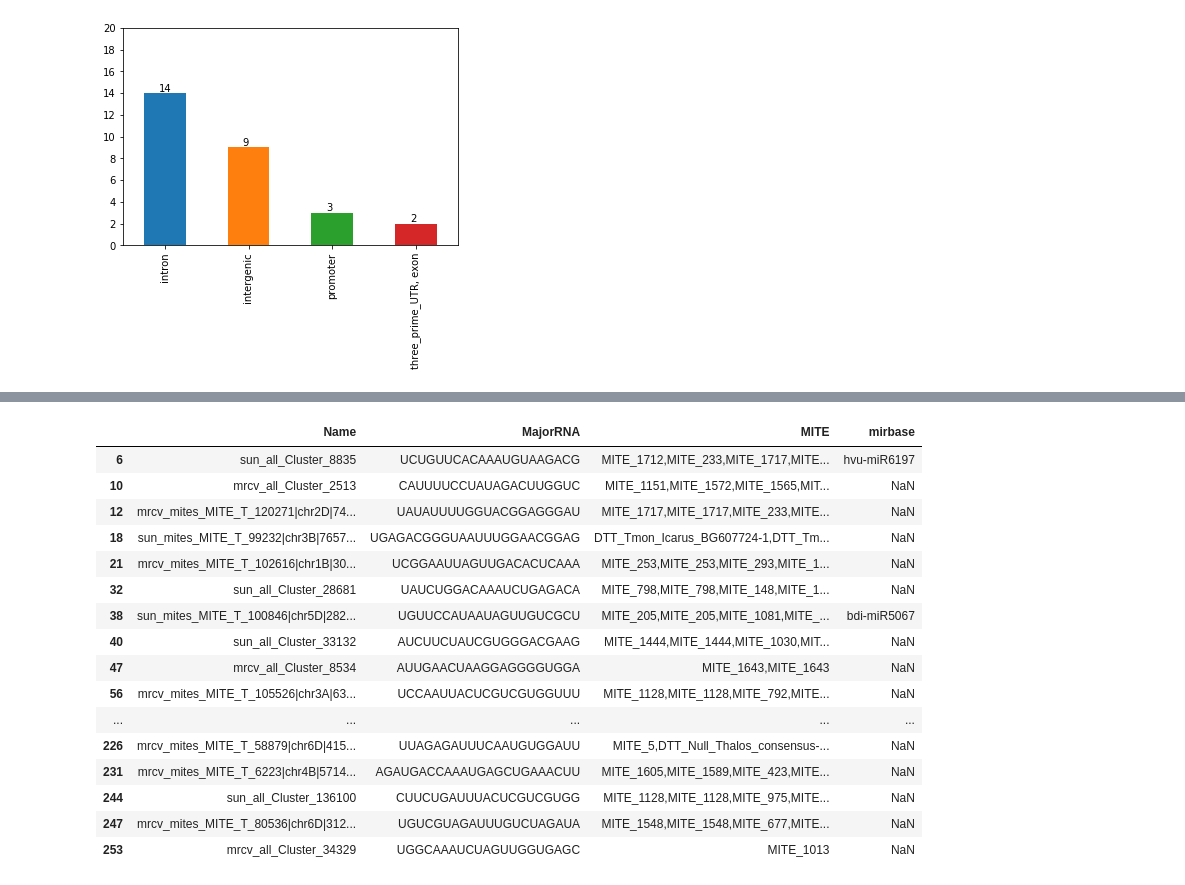
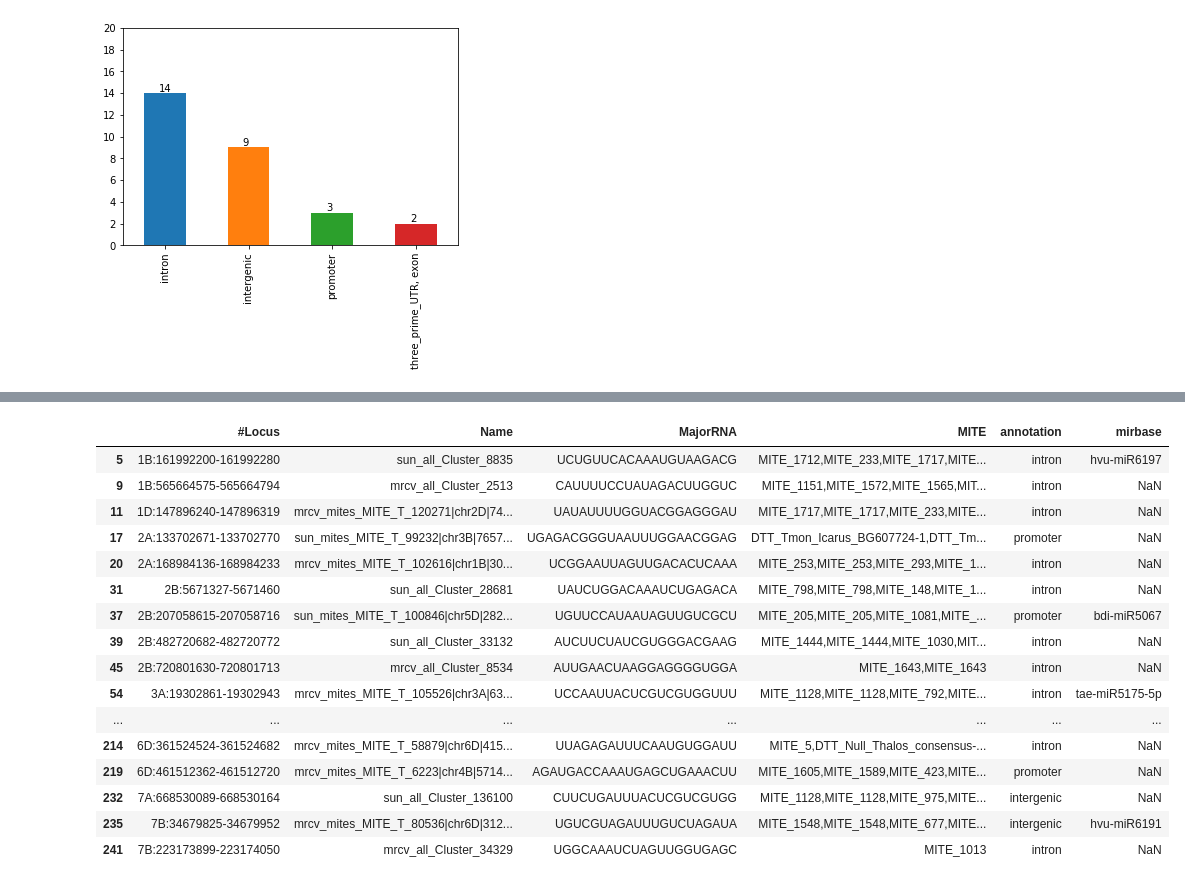
Before and after one commit to juancresc/mirna_mite, a Jupyter notebook: 2_analysis/analysis.ipynb, the cells around one changed output, grey strips where cells are left out. Cells and saved outputs as stored; diff of their text form; code cells hidden in the pictures.

```diff
--- a/2_analysis/all_ss.ipynb
+++ b/2_analysis/analysis.ipynb
@@ -86,7 +87,7 @@ df[df.index.isin(['876749','876750','876751','27433'])]
 | 27433 | 6A:23496419-23496608 | mrcv_all_Cluster_27434 | 190 | 111 | 0.871 | 18 | 0.045 | - | UUAGAGGUUUCAAUACGGACU | 82 | ... |
 4 rows × 25 columns
 # %%
-min_distance = 40
+min_distance = 110
 duplicated = []
 for k,v in df.iterrows():
     if k in duplicated:
@@ -273 +278,11 @@ print(path_mirna_seq)
 /home/juan/Desktop/juan/bio/mirna_mite/data/res/mirna.y.fasta
+# %%
+buffer_seqs = []
+for k,v in df[df.MITE.notnull()].iterrows():
+    id = v.Name
+    desc = v['#Locus']
+    seq = SeqRecord(Seq(v.MajorRNA), id=id, description=desc)
+    buffer_seqs.append(seq)
+SeqIO.write(buffer_seqs, path_mirna_seq_trep, "fasta")
+print(len(buffer_seqs))
+print(path_mirna_seq_trep)
@@ -287,6 +305,6 @@ df_mirbase.head(2)
 # %%
 allowed_mirbase_mismatches = 7
-mirbase_qlen = 4
+mirbase_qlen = 7
 # %%
 df_mirbase = df_mirbase[df_mirbase.length > df_mirbase.qlen - mirbase_qlen]
 print(len(df_mirbase.index))
@@ -457,20 +479,20 @@ df[(df.MITE.notnull()) & (df.mirbase.notnull())]
 # %%
-df[df.MITE.notnull()][['Name','MajorRNA','MITE','mirbase']]
+df[df.MITE.notnull()][['#Locus','Name','MajorRNA','MITE','annotation','mirbase']]
 # %% [output]
-|  | Name | MajorRNA | MITE | mirbase |
-| 6 | sun_all_Cluster_8835 | UCUGUUCACAAAUGUAAGACG | MITE_1712,MITE_233,MITE_1717,MITE... | hvu-miR6197 |
-| 10 | mrcv_all_Cluster_2513 | CAUUUUCCUAUAGACUUGGUC | MITE_1151,MITE_1572,MITE_1565,MIT... | NaN |
-| 12 | mrcv_mites_MITE_T_120271|chr2D|74... | UAUAUUUUGGUACGGAGGGAU | MITE_1717,MITE_1717,MITE_233,MITE... | NaN |
-| 18 | sun_mites_MITE_T_99232|chr3B|7657... | UGAGACGGGUAAUUUGGAACGGAG | DTT_Tmon_Icarus_BG607724-1,DTT_Tm... | NaN |
-| 21 | mrcv_mites_MITE_T_102616|chr1B|30... | UCGGAAUUAGUUGACACUCAAA | MITE_253,MITE_253,MITE_293,MITE_1... | NaN |
-| 32 | sun_all_Cluster_28681 | UAUCUGGACAAAUCUGAGACA | MITE_798,MITE_798,MITE_148,MITE_1... | NaN |
-| 38 | sun_mites_MITE_T_100846|chr5D|282... | UGUUCCAUAAUAGUUGUCGCU | MITE_205,MITE_205,MITE_1081,MITE_... | bdi-miR5067 |
-| 40 | sun_all_Cluster_33132 | AUCUUCUAUCGUGGGACGAAG | MITE_1444,MITE_1444,MITE_1030,MIT... | NaN |
-| 47 | mrcv_all_Cluster_8534 | AUUGAACUAAGGAGGGGUGGA | MITE_1643,MITE_1643 | NaN |
-| 56 | mrcv_mites_MITE_T_105526|chr3A|63... | UCCAAUUACUCGUCGUGGUUU | MITE_1128,MITE_1128,MITE_792,MITE... | NaN |
-| ... | ... | ... | ... | ... |
-| 226 | mrcv_mites_MITE_T_58879|chr6D|415... | UUAGAGAUUUCAAUGUGGAUU | MITE_5,DTT_Null_Thalos_consensus-... | NaN |
-| 231 | mrcv_mites_MITE_T_6223|chr4B|5714... | AGAUGACCAAAUGAGCUGAAACUU | MITE_1605,MITE_1589,MITE_423,MITE... | NaN |
-| 244 | sun_all_Cluster_136100 | CUUCUGAUUUACUCGUCGUGG | MITE_1128,MITE_1128,MITE_975,MITE... | NaN |
-| 247 | mrcv_mites_MITE_T_80536|chr6D|312... | UGUCGUAGAUUUGUCUAGAUA | MITE_1548,MITE_1548,MITE_677,MITE... | NaN |
-| 253 | mrcv_all_Cluster_34329 | UGGCAAAUCUAGUUGGUGAGC | MITE_1013 | NaN |
+|  | #Locus | Name | MajorRNA | MITE | annotation | mirbase |
+| 5 | 1B:161992200-161992280 | sun_all_Cluster_8835 | UCUGUUCACAAAUGUAAGACG | MITE_1712,MITE_233,MITE_1717,MITE... | intron | hvu-miR6197 |
+| 9 | 1B:565664575-565664794 | mrcv_all_Cluster_2513 | CAUUUUCCUAUAGACUUGGUC | MITE_1151,MITE_1572,MITE_1565,MIT... | intron | NaN |
+| 11 | 1D:147896240-147896319 | mrcv_mites_MITE_T_120271|chr2D|74... | UAUAUUUUGGUACGGAGGGAU | MITE_1717,MITE_1717,MITE_233,MITE... | intron | NaN |
+| 17 | 2A:133702671-133702770 | sun_mites_MITE_T_99232|chr3B|7657... | UGAGACGGGUAAUUUGGAACGGAG | DTT_Tmon_Icarus_BG607724-1,DTT_Tm... | promoter | NaN |
+| 20 | 2A:168984136-168984233 | mrcv_mites_MITE_T_102616|chr1B|30... | UCGGAAUUAGUUGACACUCAAA | MITE_253,MITE_253,MITE_293,MITE_1... | intron | NaN |
+| 31 | 2B:5671327-5671460 | sun_all_Cluster_28681 | UAUCUGGACAAAUCUGAGACA | MITE_798,MITE_798,MITE_148,MITE_1... | intron | NaN |
+| 37 | 2B:207058615-207058716 | sun_mites_MITE_T_100846|chr5D|282... | UGUUCCAUAAUAGUUGUCGCU | MITE_205,MITE_205,MITE_1081,MITE_... | promoter | bdi-miR5067 |
+| 39 | 2B:482720682-482720772 | sun_all_Cluster_33132 | AUCUUCUAUCGUGGGACGAAG | MITE_1444,MITE_1444,MITE_1030,MIT... | intron | NaN |
+| 45 | 2B:720801630-720801713 | mrcv_all_Cluster_8534 | AUUGAACUAAGGAGGGGUGGA | MITE_1643,MITE_1643 | intron | NaN |
+| 54 | 3A:19302861-19302943 | mrcv_mites_MITE_T_105526|chr3A|63... | UCCAAUUACUCGUCGUGGUUU | MITE_1128,MITE_1128,MITE_792,MITE... | intron | tae-miR5175-5p |
+| ... | ... | ... | ... | ... | ... | ... |
+| 214 | 6D:361524524-361524682 | mrcv_mites_MITE_T_58879|chr6D|415... | UUAGAGAUUUCAAUGUGGAUU | MITE_5,DTT_Null_Thalos_consensus-... | intron | NaN |
+| 219 | 6D:461512362-461512720 | mrcv_mites_MITE_T_6223|chr4B|5714... | AGAUGACCAAAUGAGCUGAAACUU | MITE_1605,MITE_1589,MITE_423,MITE... | promoter | NaN |
+| 232 | 7A:668530089-668530164 | sun_all_Cluster_136100 | CUUCUGAUUUACUCGUCGUGG | MITE_1128,MITE_1128,MITE_975,MITE... | intergenic | NaN |
+| 235 | 7B:34679825-34679952 | mrcv_mites_MITE_T_80536|chr6D|312... | UGUCGUAGAUUUGUCUAGAUA | MITE_1548,MITE_1548,MITE_677,MITE... | intergenic | hvu-miR6191 |
+| 241 | 7B:223173899-223174050 | mrcv_all_Cluster_34329 | UGGCAAAUCUAGUUGGUGAGC | MITE_1013 | intron | NaN |
```
Also changed, not shown: parts of 26 cells of this notebook, 6 other files.
